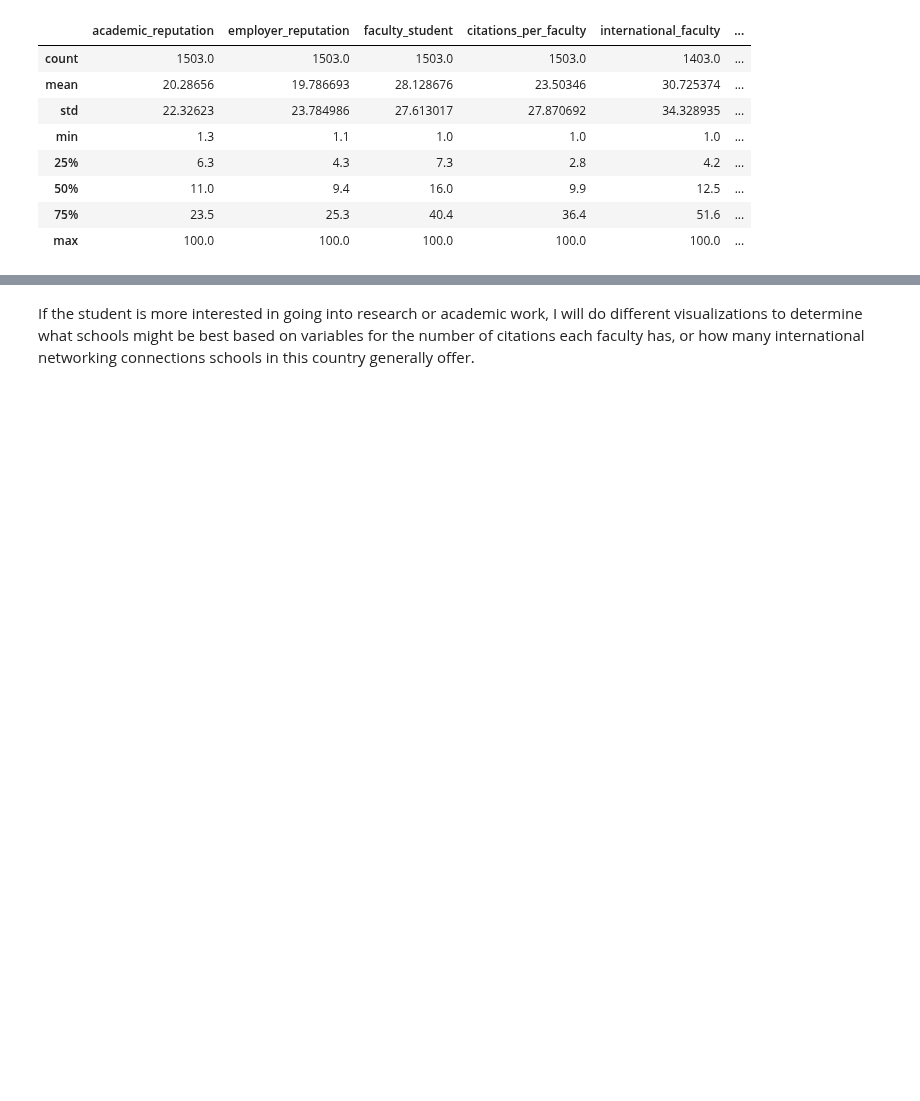
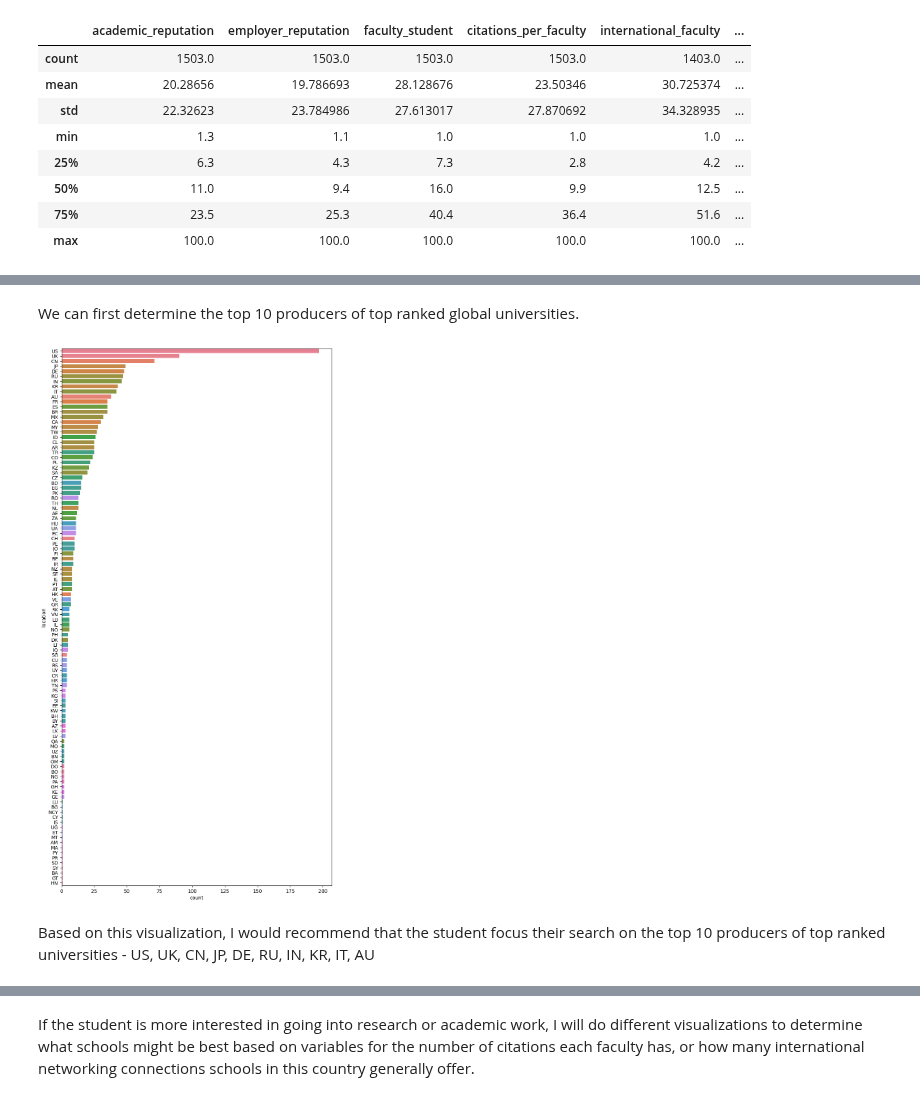
Before and after one commit to thezachdrake/UMD-INST760-Summer2024, a Jupyter notebook: notebooks/McNair-Notebook.ipynb, the cells around one changed output, grey strips where cells are left out. Drawn from its saved outputs; the diff is of its cells as text; code cells hidden in the pictures; blank space fills up the shorter version.

```diff
--- a/notebooks/McNair-Notebook.ipynb
+++ b/notebooks/McNair-Notebook.ipynb
@@ -71,3 +78,15 @@ df.describe()
 #- what university characteristic most correlates with employment outcomes?
     #Chord diagram
     #Heat map
+# %% [markdown]
+We can first determine the top 10 producers of top ranked global universities.
+# %%
+#fix size so labels are readable
+fig, ax = plt.subplots(figsize=(10,20))
+
+#plot a count of universities from each country
+sns.countplot(data=df, y='location', order=df.location.value_counts().index, hue='location');
+# %% [output]
+[figure, added]
+# %% [markdown]
+Based on this visualization, I would recommend that the student focus their search on the top 10 producers of top ranked universities - US, UK, CN, JP, DE, RU, IN, KR, IT, AU
```
Also changed, not shown: parts of 27 cells of this notebook.
